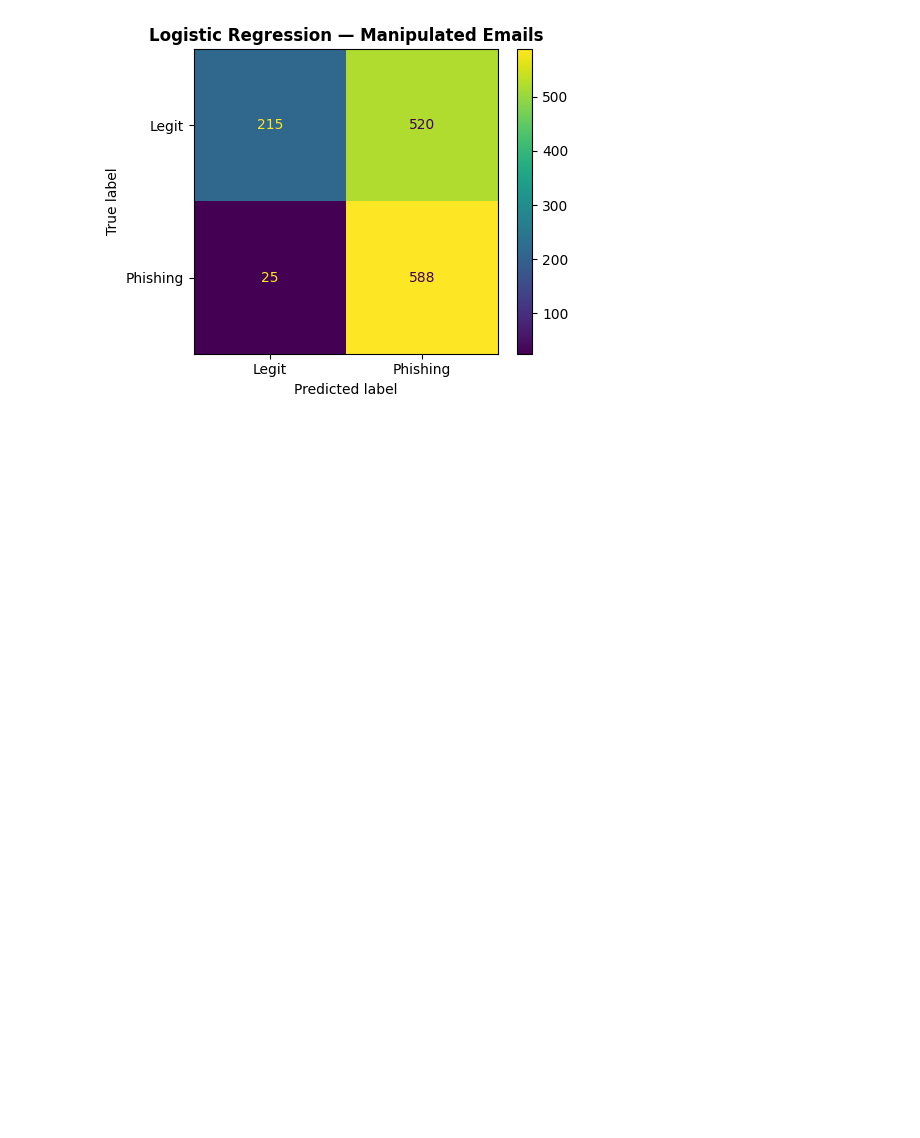
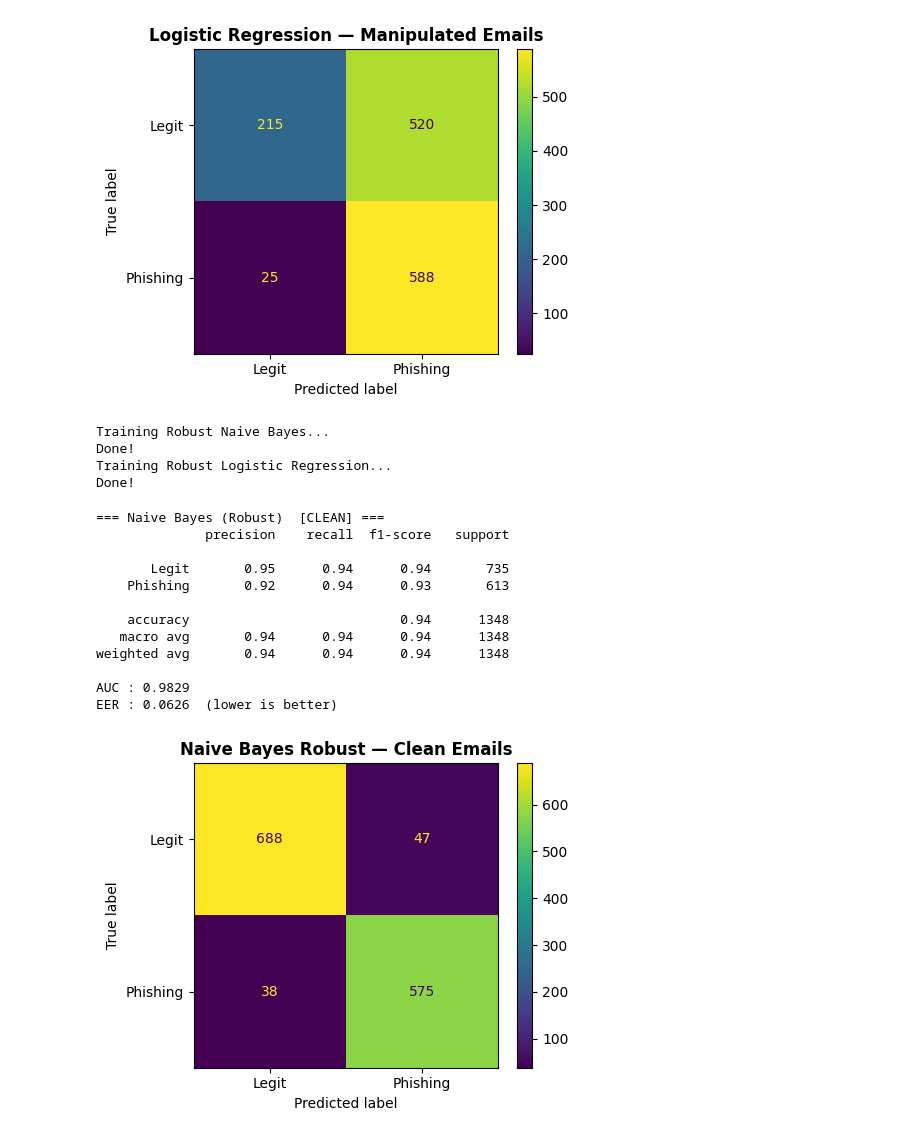
Before and after one commit to ayanamesu/Phishing-Email-Detection-Under-Adversarial-Attack-Comparing-MLP-Naive-Bayes-and-Logistic-Regression, a Jupyter notebook: phishing_email.ipynb, the cells around one changed output. Cells and saved outputs as stored; diff of their text form; code cells hidden in the pictures; blank space fills up the shorter version.

```diff
--- a/phishing_email.ipynb
+++ b/phishing_email.ipynb
@@ -293,3 +293,45 @@ weighted avg       0.73      0.60      0.55      1348
 AUC : 0.7998
 EER : 0.2571  (lower is better)
 [figure]
+# %%
+# ── ROBUST NB AND LR ──────────────────────────────────────────
+# Retrain NB and LR on robust data (clean + manipulated)
+# so we can compare all 3 models under the same conditions
+
+# Robust TF-IDF for NB and LR (same vectorizer used for MLP)
+X_train_robust_nb = tfidf_robust.transform(list(X_train_text) + [substitute_chars(t) for t in X_train_text])
+
+print("Training Robust Naive Bayes...")
+nb_robust = MultinomialNB()
+nb_robust.fit(X_train_robust_nb, y_train_robust)
+print("Done!")
+
+print("Training Robust Logistic Regression...")
+lr_robust = LogisticRegression(max_iter=1000, random_state=42)
+lr_robust.fit(X_train_robust_nb, y_train_robust)
+print("Done!")
+# %% [output]
+Training Robust Naive Bayes...
+Done!
+Training Robust Logistic Regression...
+Done!
+# %%
+# Robust NB — Clean
+nb_r_prob_clean = nb_robust.predict_proba(X_test_robust_clean)[:, 1]
+nb_r_pred_clean = nb_robust.predict(X_test_robust_clean)
+evaluate("Naive Bayes (Robust)", y_test, nb_r_pred_clean, nb_r_prob_clean, split="clean")
+plot_cm(y_test, nb_r_pred_clean, "Naive Bayes Robust — Clean Emails")
+# %% [output]
+=== Naive Bayes (Robust)  [CLEAN] ===
+              precision    recall  f1-score   support
+
+       Legit       0.95      0.94      0.94       735
+    Phishing       0.92      0.94      0.93       613
+
+    accuracy                           0.94      1348
+   macro avg       0.94      0.94      0.94      1348
+weighted avg       0.94      0.94      0.94      1348
+
+AUC : 0.9829
+EER : 0.0626  (lower is better)
+[figure, added]
```
Also changed, not shown: parts of 12 cells of this notebook.
